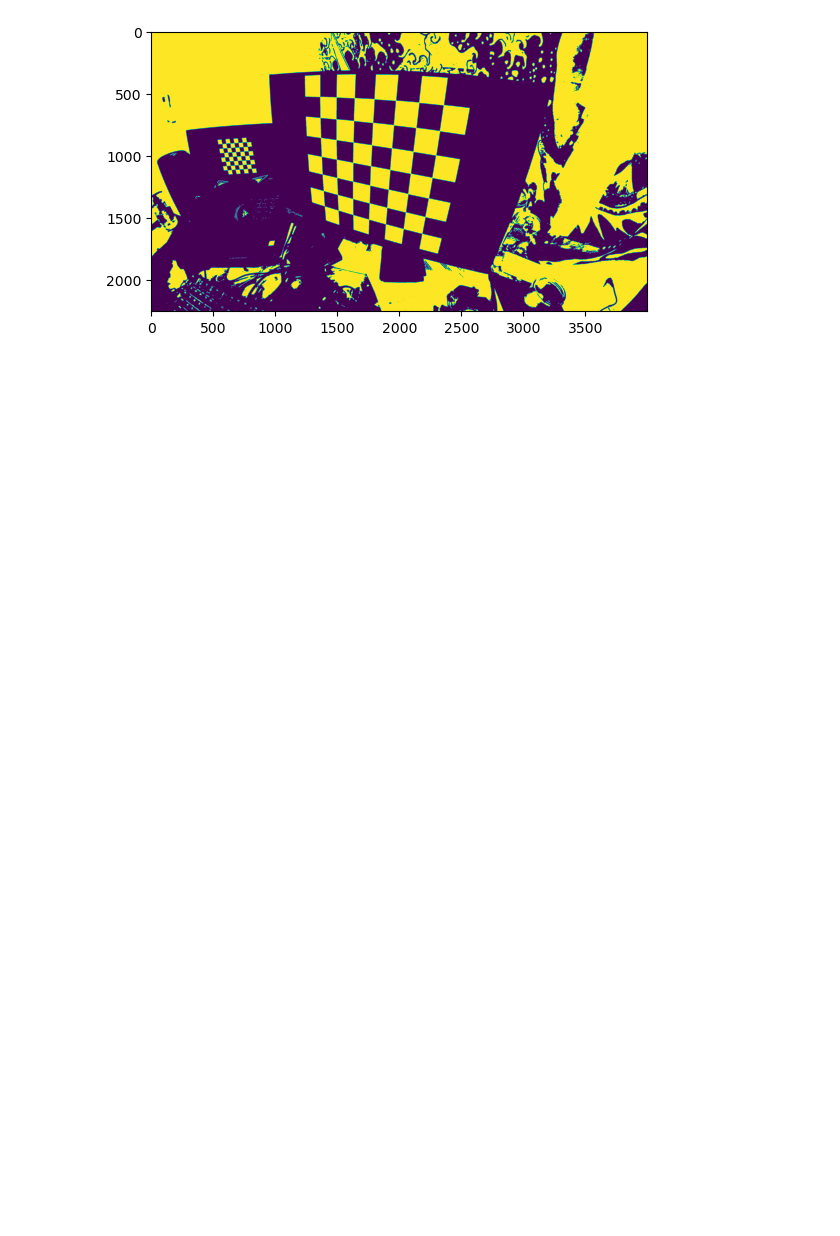
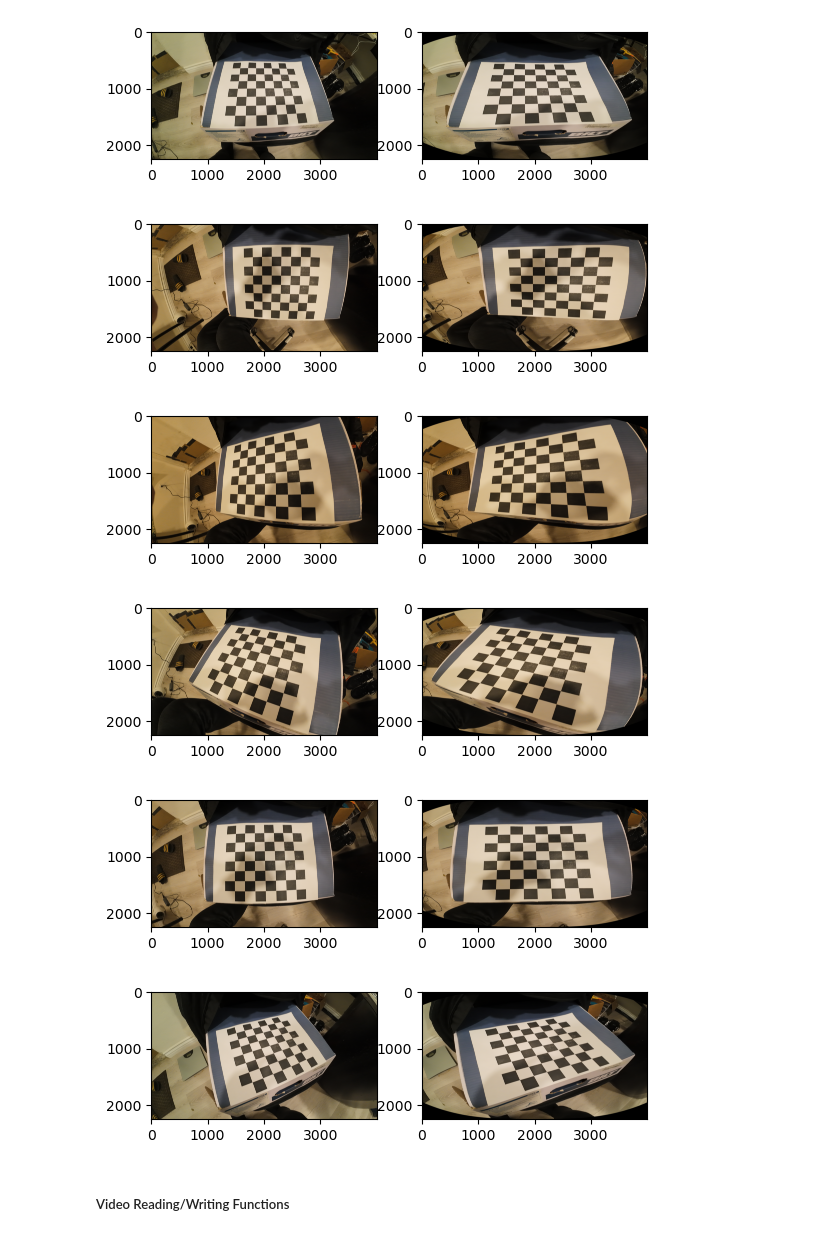
Before and after one commit to CalvQ/DB-PoseEstimation, a Jupyter notebook: gopro_camera_calibration.ipynb, the cells around one changed output. Drawn from its saved outputs; the diff is of its cells as text; code cells hidden in the pictures; blank space fills up the shorter version.

```diff
--- a/gopro_camera_calibration.ipynb
+++ b/gopro_camera_calibration.ipynb
@@ -117,19 +46,35 @@ cv.destroyAllWindows()
-# %%
-# Load the input image
-image = cv.imread('./input/board2.JPG')
-
-# Use the cvtColor() function to grayscale the image
-gray_image = cv.cvtColor(image, cv.COLOR_BGR2GRAY)
-
-(thresh, im_bw) = cv.threshold(gray_image, 128, 255, cv.THRESH_BINARY | cv.THRESH_OTSU)
-cv.imwrite('blackwhitetest.png', im_bw)
-
-# cv.imshow('Grayscale', im_bw)
-# cv.waitKey(0)
-plt.imshow(im_bw)
-plt.show()
-
-# Window shown waits for any key pressing event
-cv.destroyAllWindows()
-# %% [output]
-[figure, removed]
+# %%
+# Now given imagepoints and objectpoints, produce camera calibration matrix
+ret, mtx, dist, rvecs, tvecs = cv.calibrateCamera(objpoints, imgpoints, gray.shape[::-1], None, None)
+
+img = cv.imread('./input/board0.JPG')
+h,  w = img.shape[:2]
+newcameramtx, roi = cv.getOptimalNewCameraMatrix(mtx, dist, (w,h), 1, (w,h))
+
+# take test image and undistort
+images = glob.glob('./input/board*.JPG')
+for fname in images:
+    img = cv.imread(fname)
+    img = cv.cvtColor(img, cv.COLOR_BGR2RGB)
+
+    mapx, mapy = cv.initUndistortRectifyMap(mtx, dist, None, newcameramtx, (w,h), 5)
+    dst = cv.remap(img, mapx, mapy, cv.INTER_LINEAR)
+    f = plt.figure()
+    f.add_subplot(1,2, 1)
+    plt.imshow(img)
+    f.add_subplot(1,2, 2)
+    plt.imshow(dst)
+    plt.show(block=True)
+# crop the image
+#x, y, w, h = roi
+#dst = dst[y:y+h, x:x+w]
+# cv.imwrite('calibresult.png', dst)
+# %% [output]
+[figure, added]
+[figure, added]
+[figure, added]
+[figure, added]
+[figure, added]
+[figure, added]
+# %% [markdown]
+##### Video Reading/Writing Functions
```
Also changed, not shown: parts of 5 cells of this notebook.
